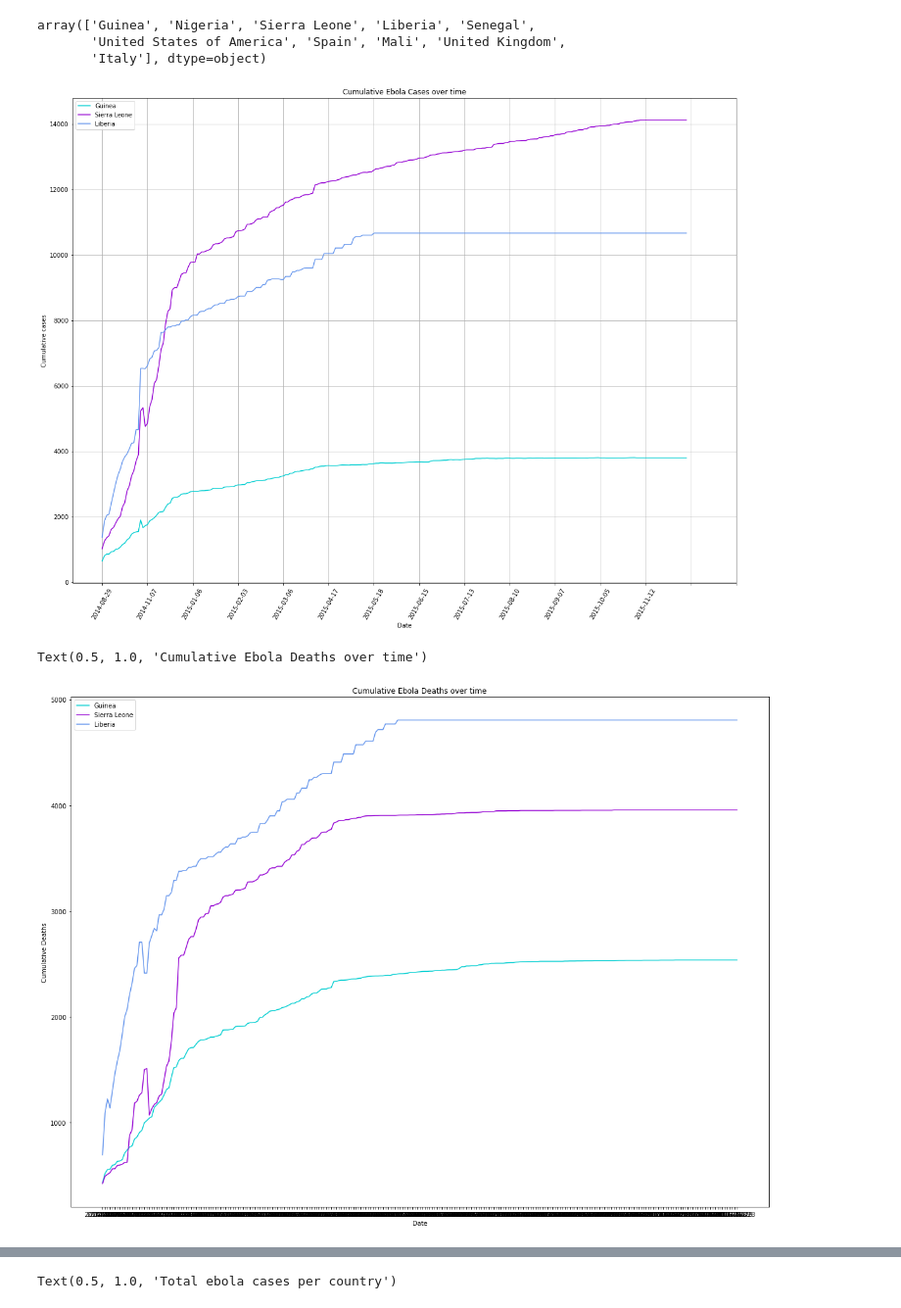
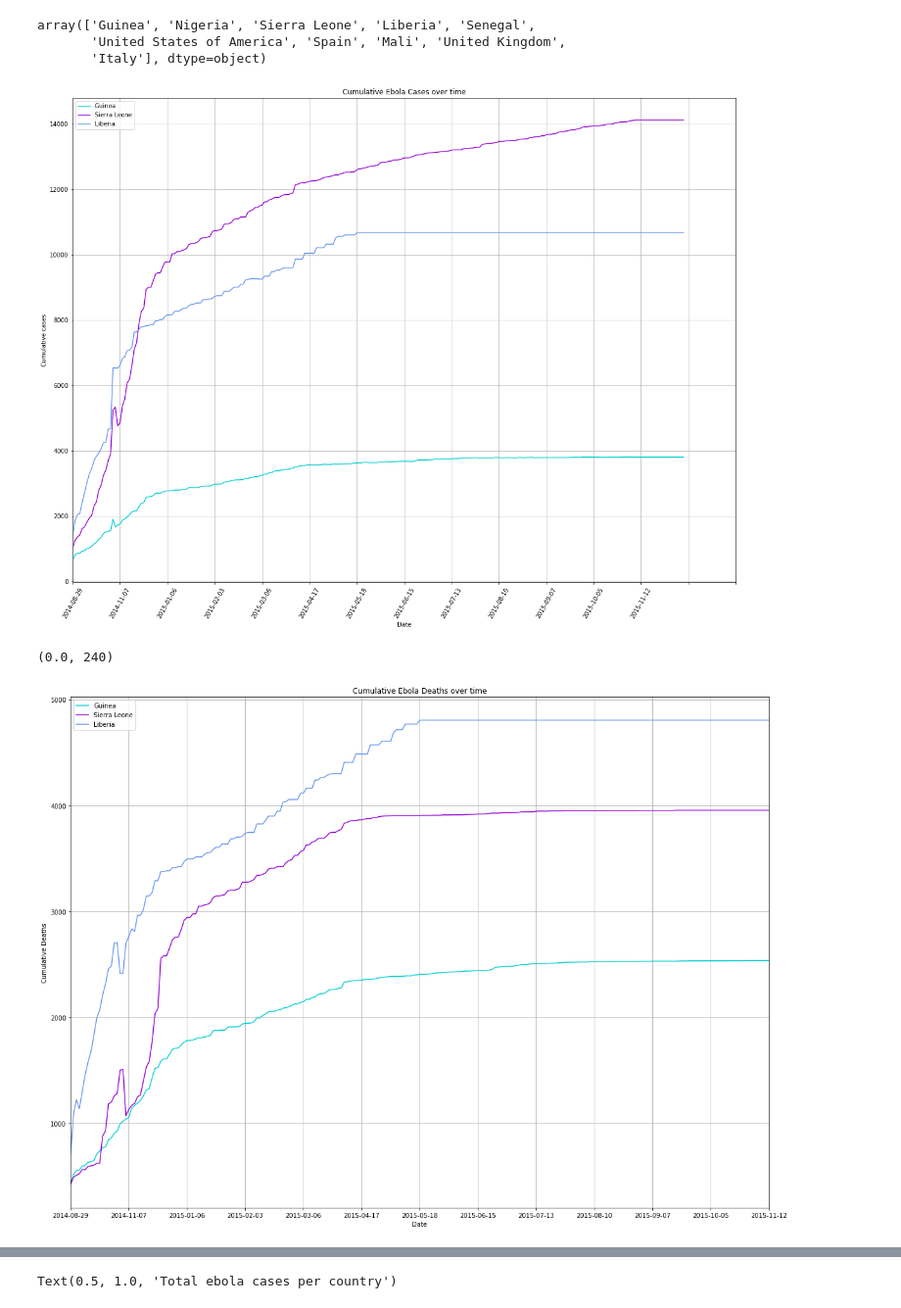
Before and after one commit to erharker/Json-s-and-the-pretty-pprintcesses, a Jupyter notebook: Ebola SARS.ipynb, the cells around one changed output, grey strips where cells are left out. Shown: that part at 98% size. Drawn from its saved outputs; the diff is of its cells as text; code cells hidden in the pictures.

```diff
--- a/Ebola SARS.ipynb
+++ b/Ebola SARS.ipynb
@@ -64,9 +64,9 @@ plt.legend(loc="best")
 plt.ylabel('Cumulative cases')
 plt.xlabel("Date")
 plt.title('Cumulative Ebola Cases over time')
-
+plt.xlim(xmin=0)
 plt.xticks(np.arange(0, 300, step=20))
-plt.xticks(rotation=60)
+plt.xticks(rotation=60,horizontalalignment="center")
 
 plt.grid()
 plt.show()
@@ -126,38 +126,42 @@ plt.show()
        #'United States of America', 'Spain', 'Mali', 'United Kingdom',
        #'Italy']
 # %% [output]
-[figure, old version]
+[figure, new version]
 # %%
 #Cumulative line graph of the number of deaths over time per country
 
 #Guinea
 guinea_df=ebola_df.loc[ebola_df["Country"]=="Guinea"]
 guinea_deaths= guinea_df["Cumulative no. of confirmed, probable and suspected deaths"]
 x_axis1=guinea_df["Date"]
 y_axis1=guinea_deaths
 fig= plt.figure(figsize=(20,15))
 line1 = plt.plot(x_axis1, y_axis1, color="darkturquoise", label="Guinea")
 #Sierra Leone
 sierraleone_df=ebola_df.loc[ebola_df["Country"]=="Sierra Leone"]
 sierraleone_deaths= sierraleone_df['Cumulative no. of confirmed, probable and suspected deaths']
 x_axis3=sierraleone_df["Date"]
 y_axis3=sierraleone_deaths
 line3 = plt.plot(x_axis3, y_axis3, color="darkviolet", label="Sierra Leone")
 #Liberia
 liberia_df=ebola_df.loc[ebola_df["Country"]=="Liberia"]
 liberia_df=liberia_df.loc[liberia_df["Cumulative no. of confirmed, probable and suspected cases"]>=694]
 liberia_deaths= liberia_df['Cumulative no. of confirmed, probable and suspected deaths']
 x_axis4=liberia_df["Date"]
 y_axis4=liberia_deaths
 line4 = plt.plot(x_axis4, y_axis4, color="cornflowerblue", label="Liberia")
 
 plt.legend(loc="best")
 plt.ylabel('Cumulative Deaths')
 plt.xlabel("Date")
 plt.title('Cumulative Ebola Deaths over time')
+plt.xticks(np.arange(0, 300, step=20))
+plt.grid()
+plt.xlim(xmin=0)
+plt.xlim(xmax=240)
 # %% [output]
-Text(0.5, 1.0, 'Cumulative Ebola Deaths over time')
+(0.0, 240)
-[figure, old version]
+[figure, new version]
 # %%
 # pie chart of cases per country
 # %%
```
Also changed, not shown: parts of 9 cells of this notebook.
